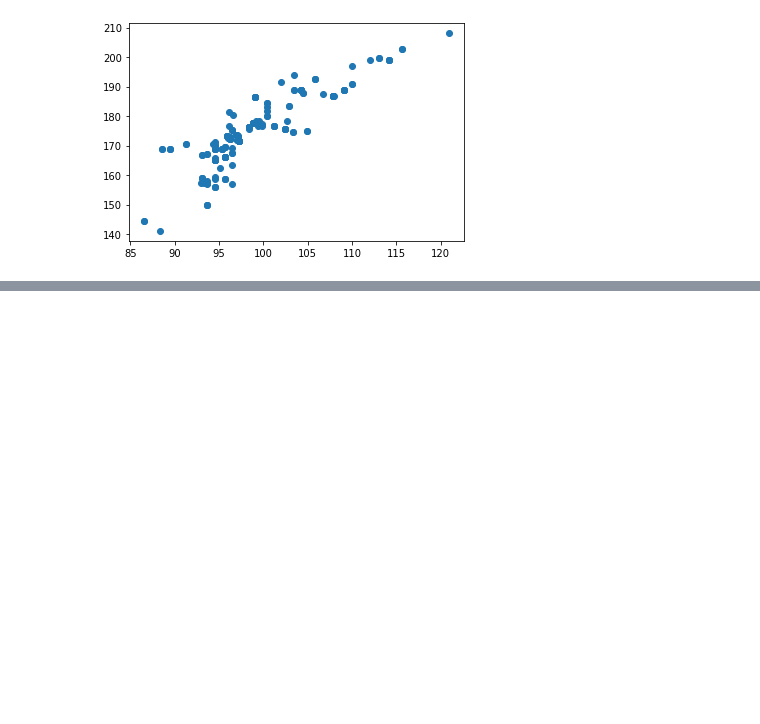
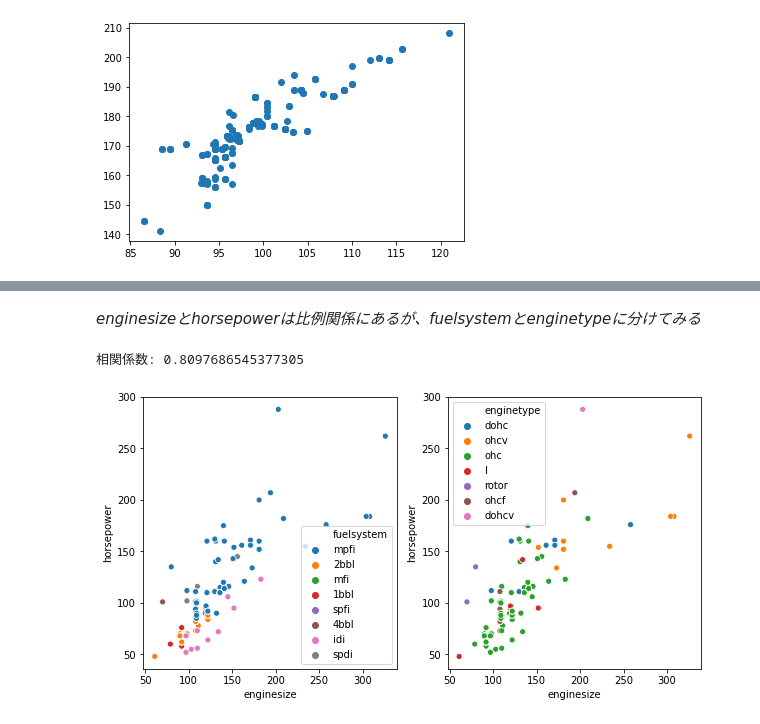
Before and after one commit to ledge-ai/intern-python-exam-kouheiohmikawa, a Jupyter notebook: Python_Basic/4_Visualization.ipynb, the cells around one changed output, grey strips where cells are left out. Cells and saved outputs as stored; diff of their text form; code cells hidden in the pictures; blank space fills up the shorter version.

```diff
--- a/Python_Basic/4_Visualization.ipynb
+++ b/Python_Basic/4_Visualization.ipynb
@@ -516,0 +555,17 @@ x.corr(y)
+# %% [markdown]
+*enginesizeとhorsepowerは比例関係にあるが、fuelsystemとenginetypeに分けてみる*
+# %%
+plt.figure(figsize=(10,5))
+plt.subplot(1,2,1)
+
+horsepower = df["horsepower"]
+sns.scatterplot(enginesize, horsepower, hue=df["fuelsystem"])
+
+plt.subplot(1,2,2)
+sns.scatterplot(enginesize, horsepower, hue=df["enginetype"])
+
+corr = horsepower.corr(enginesize)
+print("相関係数:",corr)
+# %% [output]
+相関係数: 0.8097686545377305
+[figure, added]
```
Also changed, not shown: parts of 7 cells of this notebook, 1 other file.
